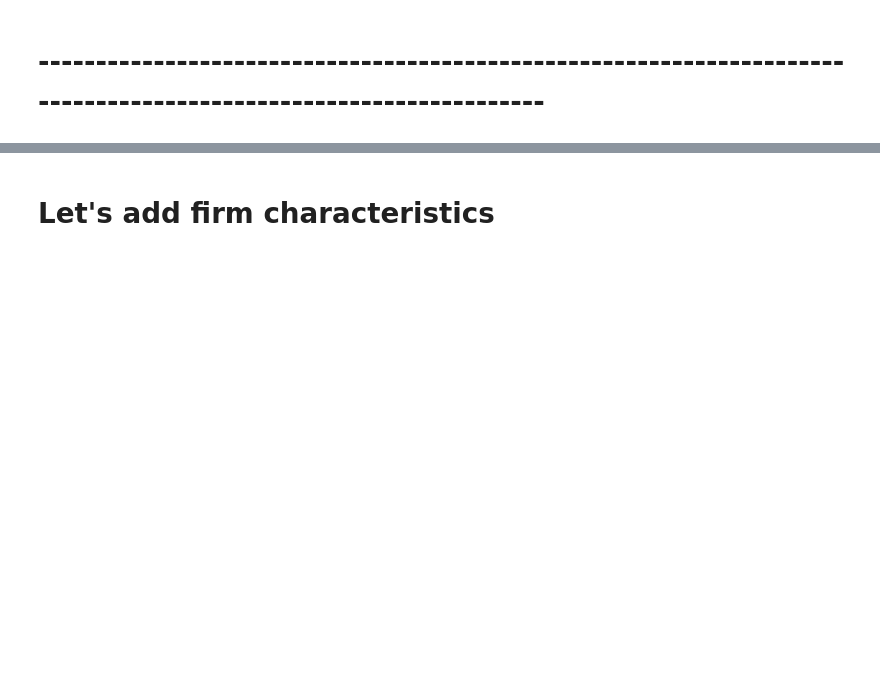
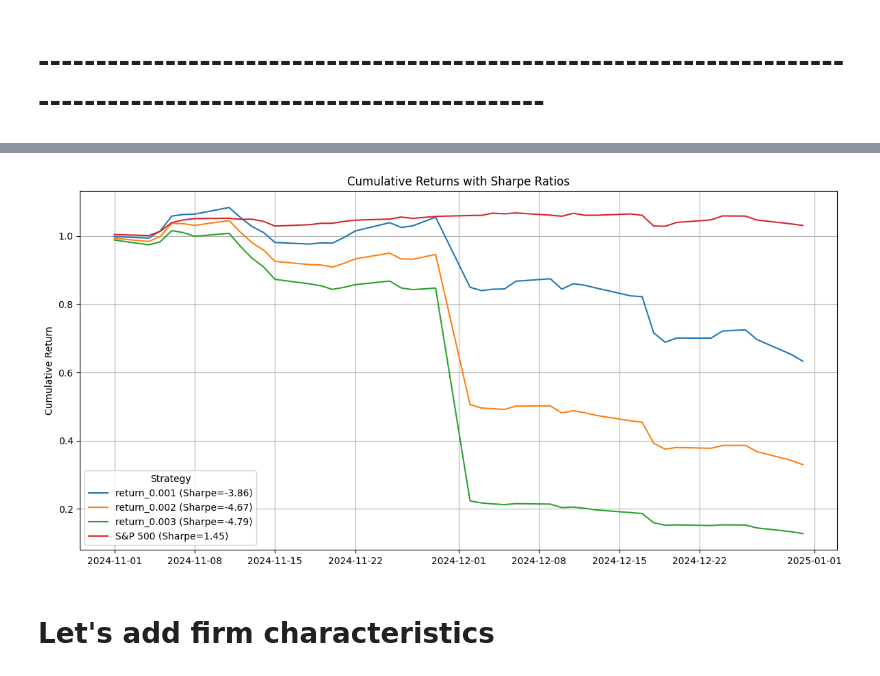
Before and after one commit to mirkorado/ML-Project, a Jupyter notebook: ResidualMLP.ipynb, the cells around one changed output, grey strips where cells are left out. Drawn from its saved outputs; the diff is of its cells as text; code cells hidden in the pictures; blank space fills up the shorter version.

```diff
--- a/ResidualMLP.ipynb
+++ b/ResidualMLP.ipynb
@@ -171,0 +298,2 @@ plt.show()
+# %%
+combined_returns = run(daily, unique_months, start_index=6)
@@ -172,2 +317,37 @@ plt.show()
+# %%
+def plot_cumulative_returns(combined_returns, unique_months, start_index=0):
+    # Unstack the returns to get one column per strategy
+    returns_df = combined_returns['returns'].unstack(level=0)
+
+    # Compute cumulative returns
+    cumulative_returns = (1 + returns_df).cumprod()
+
+    # Process benchmark S&P 500
+    sp_ret = daily.groupby('date')['sprtrn'].mean()
+    strat_start = unique_months.iloc[start_index].to_timestamp()
+    sp_ret = sp_ret.loc[strat_start:]
+    cumulative_returns['S&P 500'] = (1 + sp_ret).cumprod()
+
+    # Compute Sharpe ratios
+    sharpe_ratios = {
+        **{col: utils.compute_sharpe(returns_df[col]) for col in returns_df.columns},
+        'S&P 500': utils.compute_sharpe(sp_ret)
+    }
+
+    # Plot
+    plt.figure(figsize=(12, 6))
+    for col in cumulative_returns.columns:
+        plt.plot(cumulative_returns.index, cumulative_returns[col], label=f"{col} (Sharpe={sharpe_ratios[col]:.2f})")
+
+    plt.ylabel('Cumulative Return')
+    plt.title('Cumulative Returns with Sharpe Ratios')
+    plt.legend(title="Strategy")
+    plt.grid(True)
+    plt.tight_layout()
+    plt.show()
+# %%
+plot_cumulative_returns(combined_returns, unique_months, start_index=12)
+# %% [output]
+[figure, added]
 # %% [markdown]
 # Let's add firm characteristics
```
Also changed, not shown: parts of 22 cells of this notebook, 1 other file.
